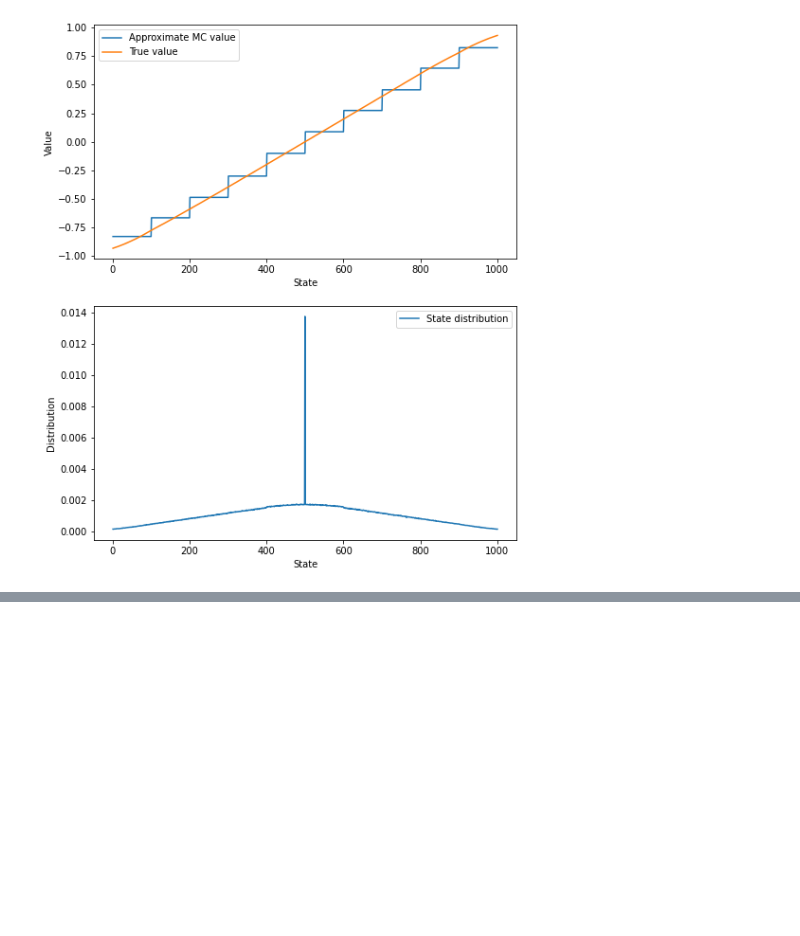
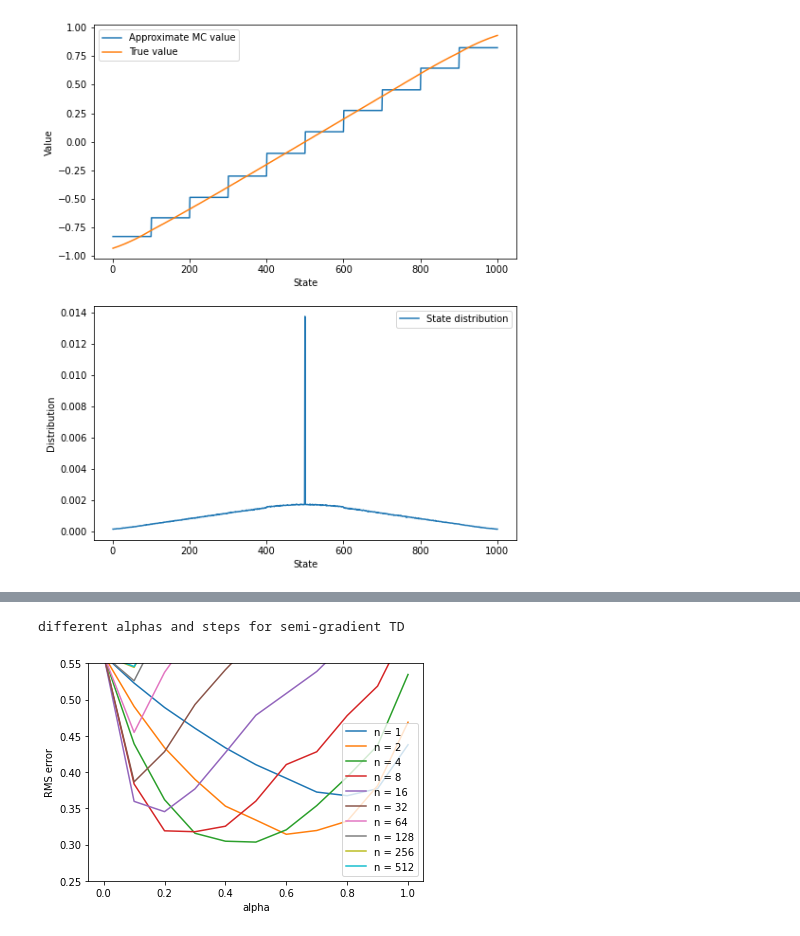
Before and after one commit to kesamet/rl-intro, a Jupyter notebook: starter.ipynb, the cells around one changed output, grey strips where cells are left out. Saved outputs shown, nothing was run; the diff lists cells and outputs as text; code cells hidden in the pictures; blank space fills up the shorter version.

```diff
--- a/starter.ipynb
+++ b/starter.ipynb
@@ -270,0 +291,5 @@ Compute state values using gradient Monte-Carlo
+# %%
+figure_9_2b()
+# %% [output]
+different alphas and steps for semi-gradient TD
+[figure, added]
```
Also changed, not shown: parts of 2 cells of this notebook, 1 other file.
